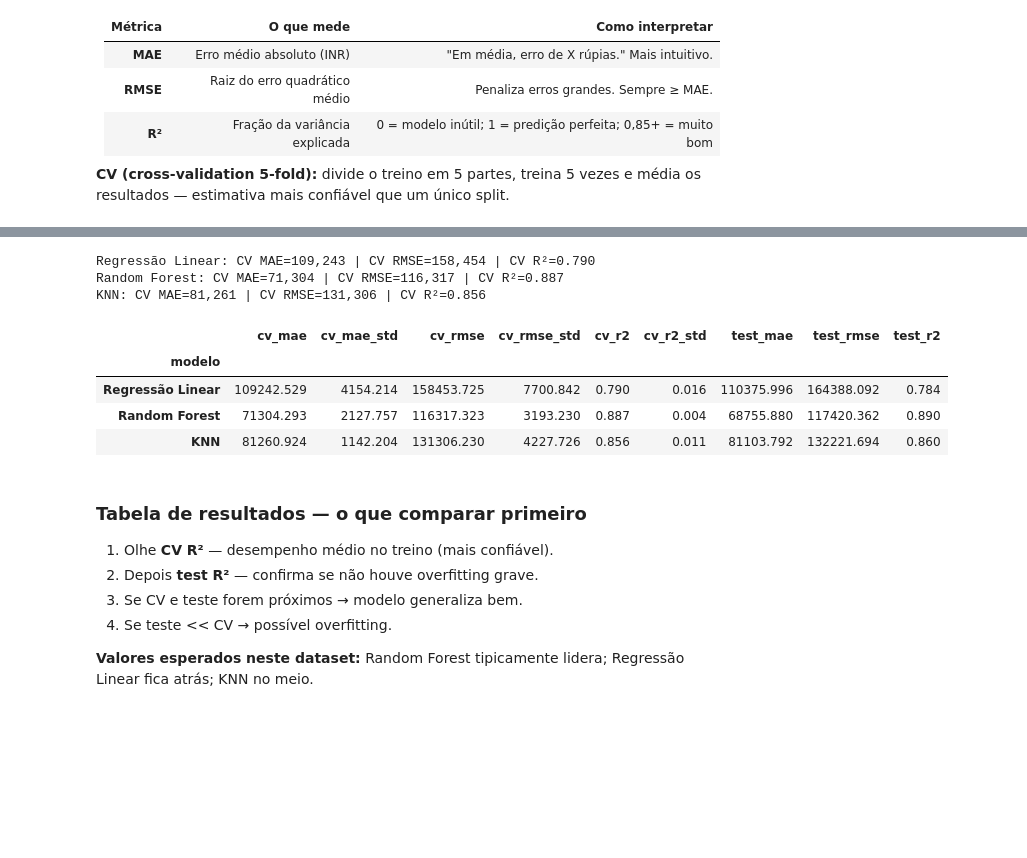
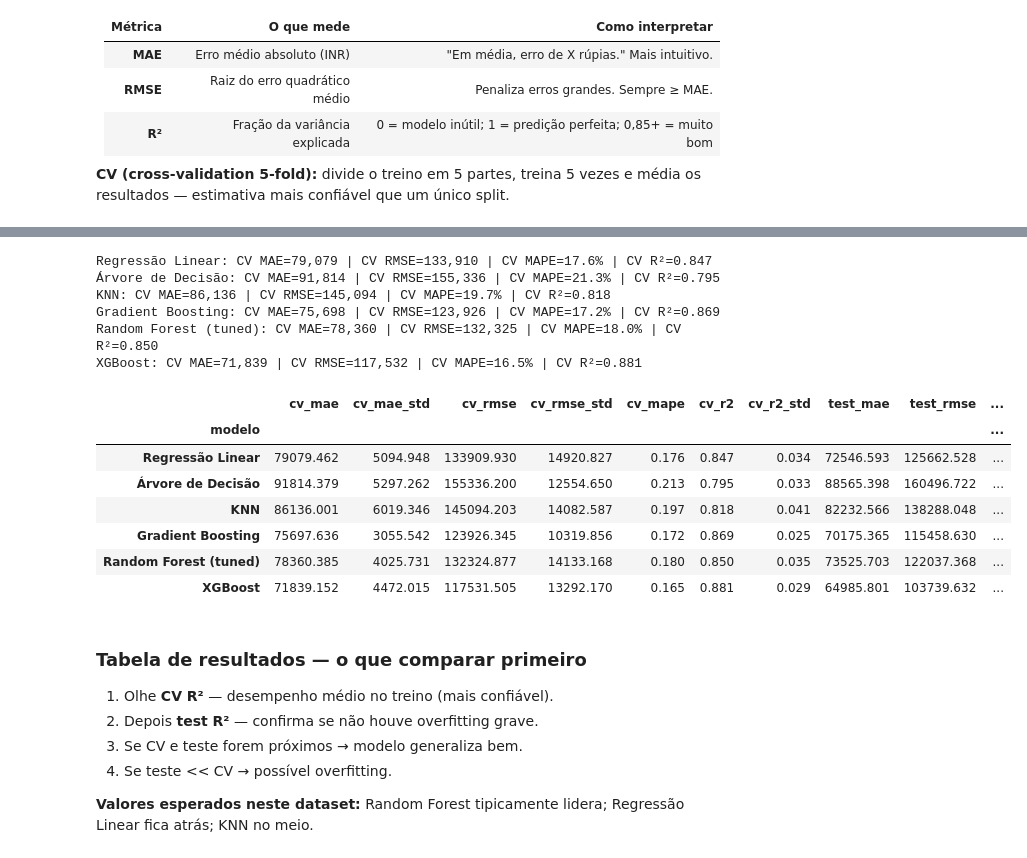
Before and after one commit to GabLeal/trabalho-final-pco213, a Jupyter notebook: projeto_pco213_car_price.ipynb, the cells around one changed output, grey strips where cells are left out. Saved outputs shown, nothing was run; the diff lists cells and outputs as text; code cells hidden in the pictures; blank space fills up the shorter version.

```diff
--- a/projeto_pco213_car_price.ipynb
+++ b/projeto_pco213_car_price.ipynb
@@ -614,7 +641,7 @@ numeric_features = [
     "year", "km_driven", "seats",
     "mileage_kmpl", "engine_cc", "max_power_bhp", "torque_nm",
 ]
-categorical_features = ["fuel", "seller_type", "transmission", "owner", "brand"]
+categorical_features = ["fuel", "seller_type", "transmission", "owner", "brand", "model"]
 
 feature_cols = numeric_features + categorical_features
 model_df = df[feature_cols + [TARGET]].copy()
@@ -622,10 +649,18 @@ model_df = df[feature_cols + [TARGET]].copy()
 X = model_df[feature_cols]
 y = model_df[TARGET]
 
-X_train, X_test, y_train, y_test = train_test_split(
-    X, y, test_size=0.2, random_state=RANDOM_STATE
-)
+# Split AGRUPADO pelo nome do veículo: carros idênticos não podem aparecer
+# simultaneamente em treino e teste (evita vazamento de informação).
+groups = df["name"].values
+gss = GroupShuffleSplit(n_splits=1, test_size=0.2, random_state=RANDOM_STATE)
+train_idx, test_idx = next(gss.split(X, y, groups))
 
+X_train, X_test = X.iloc[train_idx], X.iloc[test_idx]
+y_train, y_test = y.iloc[train_idx], y.iloc[test_idx]
+groups_train = groups[train_idx]
+
+leak = len(set(groups[train_idx]) & set(groups[test_idx]))
 print(f"Amostras de treino: {len(X_train):,}")
 print(f"Amostras de teste: {len(X_test):,}")
+print(f"Nomes compartilhados entre treino e teste (vazamento): {leak}")
 # %% [output]
@@ -716,39 +812,57 @@ def evaluate_model(name, pipeline, X_train, y_train, X_test, y_test):
 # %%
 models = {
     "Regressão Linear": LinearRegression(),
-    "Random Forest": RandomForestRegressor(
-        n_estimators=200,
-        max_depth=20,
-        min_samples_leaf=2,
-        random_state=RANDOM_STATE,
-        n_jobs=-1,
+    "Árvore de Decisão": DecisionTreeRegressor(
+        max_depth=12, min_samples_leaf=5, random_state=RANDOM_STATE
     ),
     "KNN": KNeighborsRegressor(n_neighbors=7, weights="distance"),
+    "Gradient Boosting": GradientBoostingRegressor(
+        n_estimators=150, max_depth=3, learning_rate=0.08, random_state=RANDOM_STATE
+    ),
+    "Random Forest (tuned)": RandomForestRegressor(
+        random_state=RANDOM_STATE, n_jobs=-1, **best_rf_params
+    ),
+    "XGBoost": XGBRegressor(
+        n_estimators=300, max_depth=4, learning_rate=0.08,
+        subsample=0.9, colsample_bytree=0.9,
+        random_state=RANDOM_STATE, n_jobs=-1,
+    ),
 }
 
 all_results = []
 fitted = {}
+fold_r2 = {}
 
 for name, estimator in models.items():
     pipe = build_pipeline(estimator)
-    res, fitted_pipe = evaluate_model(name, pipe, X_train, y_train, X_test, y_test)
+    res, fitted_pipe, fr2 = evaluate_model(
+        name, pipe, X_train, y_train, X_test, y_test, groups_train
+    )
     all_results.append(res)
     fitted[name] = fitted_pipe
+    fold_r2[name] = fr2
     print(
-        f"{name}: CV MAE={res['cv_mae']:,.0f} | CV RMSE={res['cv_rmse']:,.0f} | CV R²={res['cv_r2']:.3f}"
+        f"{name}: CV MAE={res['cv_mae']:,.0f} | CV RMSE={res['cv_rmse']:,.0f} "
+        f"| CV MAPE={res['cv_mape']*100:.1f}% | CV R²={res['cv_r2']:.3f}"
     )
 
 results_df = pd.DataFrame(all_results).set_index("modelo")
 results_df.round(3)
 # %% [output]
-Regressão Linear: CV MAE=109,243 | CV RMSE=158,454 | CV R²=0.790
-Random Forest: CV MAE=71,304 | CV RMSE=116,317 | CV R²=0.887
-KNN: CV MAE=81,261 | CV RMSE=131,306 | CV R²=0.856
+Regressão Linear: CV MAE=79,079 | CV RMSE=133,910 | CV MAPE=17.6% | CV R²=0.847
+Árvore de Decisão: CV MAE=91,814 | CV RMSE=155,336 | CV MAPE=21.3% | CV R²=0.795
+KNN: CV MAE=86,136 | CV RMSE=145,094 | CV MAPE=19.7% | CV R²=0.818
+Gradient Boosting: CV MAE=75,698 | CV RMSE=123,926 | CV MAPE=17.2% | CV R²=0.869
+Random Forest (tuned): CV MAE=78,360 | CV RMSE=132,325 | CV MAPE=18.0% | CV R²=0.850
+XGBoost: CV MAE=71,839 | CV RMSE=117,532 | CV MAPE=16.5% | CV R²=0.881
-|  | cv_mae | cv_mae_std | cv_rmse | cv_rmse_std | cv_r2 | cv_r2_std | test_mae | test_rmse | test_r2 |
-| modelo |  |  |  |  |  |  |  |  |  |
-| Regressão Linear | 109242.529 | 4154.214 | 158453.725 | 7700.842 | 0.790 | 0.016 | 110375.996 | 164388.092 | 0.784 |
-| Random Forest | 71304.293 | 2127.757 | 116317.323 | 3193.230 | 0.887 | 0.004 | 68755.880 | 117420.362 | 0.890 |
-| KNN | 81260.924 | 1142.204 | 131306.230 | 4227.726 | 0.856 | 0.011 | 81103.792 | 132221.694 | 0.860 |
+|  | cv_mae | cv_mae_std | cv_rmse | cv_rmse_std | cv_mape | cv_r2 | cv_r2_std | test_mae | test_rmse | ... |
+| modelo |  |  |  |  |  |  |  |  |  | ... |
+| Regressão Linear | 79079.462 | 5094.948 | 133909.930 | 14920.827 | 0.176 | 0.847 | 0.034 | 72546.593 | 125662.528 | ... |
+| Árvore de Decisão | 91814.379 | 5297.262 | 155336.200 | 12554.650 | 0.213 | 0.795 | 0.033 | 88565.398 | 160496.722 | ... |
+| KNN | 86136.001 | 6019.346 | 145094.203 | 14082.587 | 0.197 | 0.818 | 0.041 | 82232.566 | 138288.048 | ... |
+| Gradient Boosting | 75697.636 | 3055.542 | 123926.345 | 10319.856 | 0.172 | 0.869 | 0.025 | 70175.365 | 115458.630 | ... |
+| Random Forest (tuned) | 78360.385 | 4025.731 | 132324.877 | 14133.168 | 0.180 | 0.850 | 0.035 | 73525.703 | 122037.368 | ... |
+| XGBoost | 71839.152 | 4472.015 | 117531.505 | 13292.170 | 0.165 | 0.881 | 0.029 | 64985.801 | 103739.632 | ... |
 # %% [markdown]
 ### Tabela de resultados — o que comparar primeiro
 
```
Also changed, not shown: parts of 28 cells of this notebook, 16 other files.
